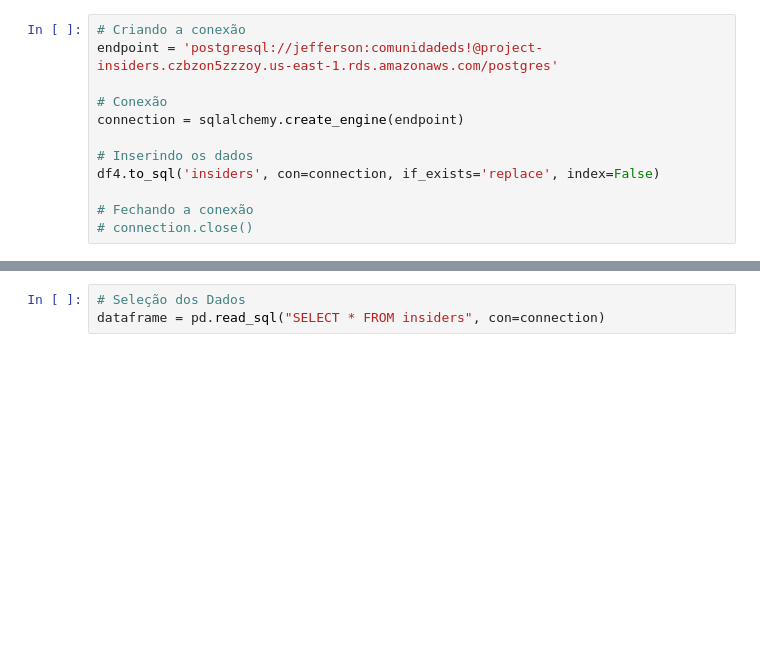
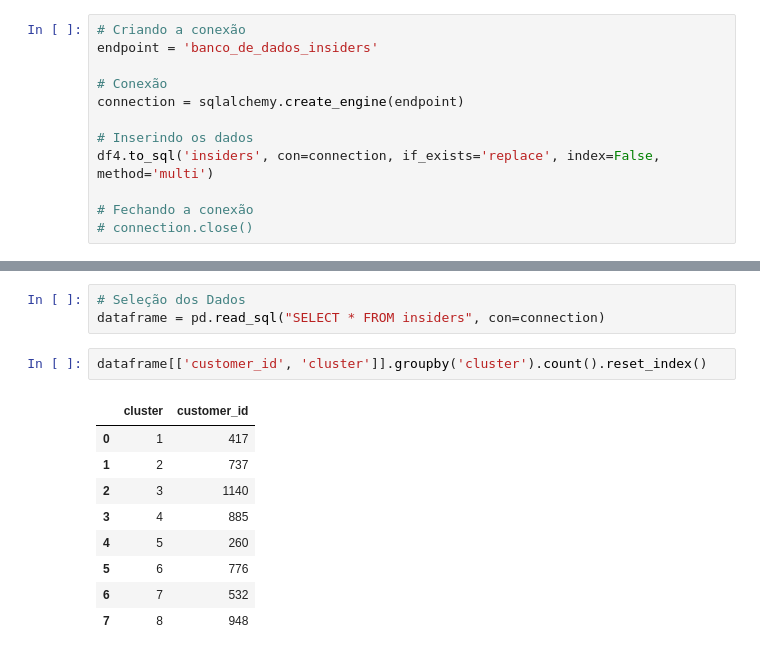
Before and after one commit to jefferson-datascience/project_clustering_customers, a Jupyter notebook: project_clustering_customers/src/models/modelo_de_producao.ipynb, the cells around one changed output, grey strips where cells are left out. Drawn from its saved outputs; the diff is of its cells as text; blank space fills up the shorter version.

```diff
--- a/project_clustering_customers/src/models/modelo_de_producao.ipynb
+++ b/project_clustering_customers/src/models/modelo_de_producao.ipynb
@@ -747,13 +747,13 @@ df4['cluster'] = df4['cluster'].astype(np.int64)
 ###  Inserindo os dados na Tabela
 # %%
 # Criando a conexão
-endpoint = 'postgresql://jefferson:comunidadeds!@project-insiders.czbzon5zzzoy.us-east-1.rds.amazonaws.com/postgres'
+endpoint = 'banco_de_dados_insiders'
 
 # Conexão
 connection = sqlalchemy.create_engine(endpoint)
 
 # Inserindo os dados
-df4.to_sql('insiders', con=connection, if_exists='replace', index=False)
+df4.to_sql('insiders', con=connection, if_exists='replace', index=False, method='multi')
 
 # Fechando a conexão
 # connection.close()
@@ -764,3 +764,15 @@ df4.to_sql('insiders', con=connection, if_exists='replace', index=False)
 # %%
 # Seleção dos Dados
 dataframe = pd.read_sql("SELECT * FROM insiders", con=connection)
+# %%
+dataframe[['customer_id', 'cluster']].groupby('cluster').count().reset_index()
+# %% [output]
+|  | cluster | customer_id |
+| 0 | 1 | 417 |
+| 1 | 2 | 737 |
+| 2 | 3 | 1140 |
+| 3 | 4 | 885 |
+| 4 | 5 | 260 |
+| 5 | 6 | 776 |
+| 6 | 7 | 532 |
+| 7 | 8 | 948 |
```
Also changed, not shown: parts of 6 cells of this notebook, 1 other file.
